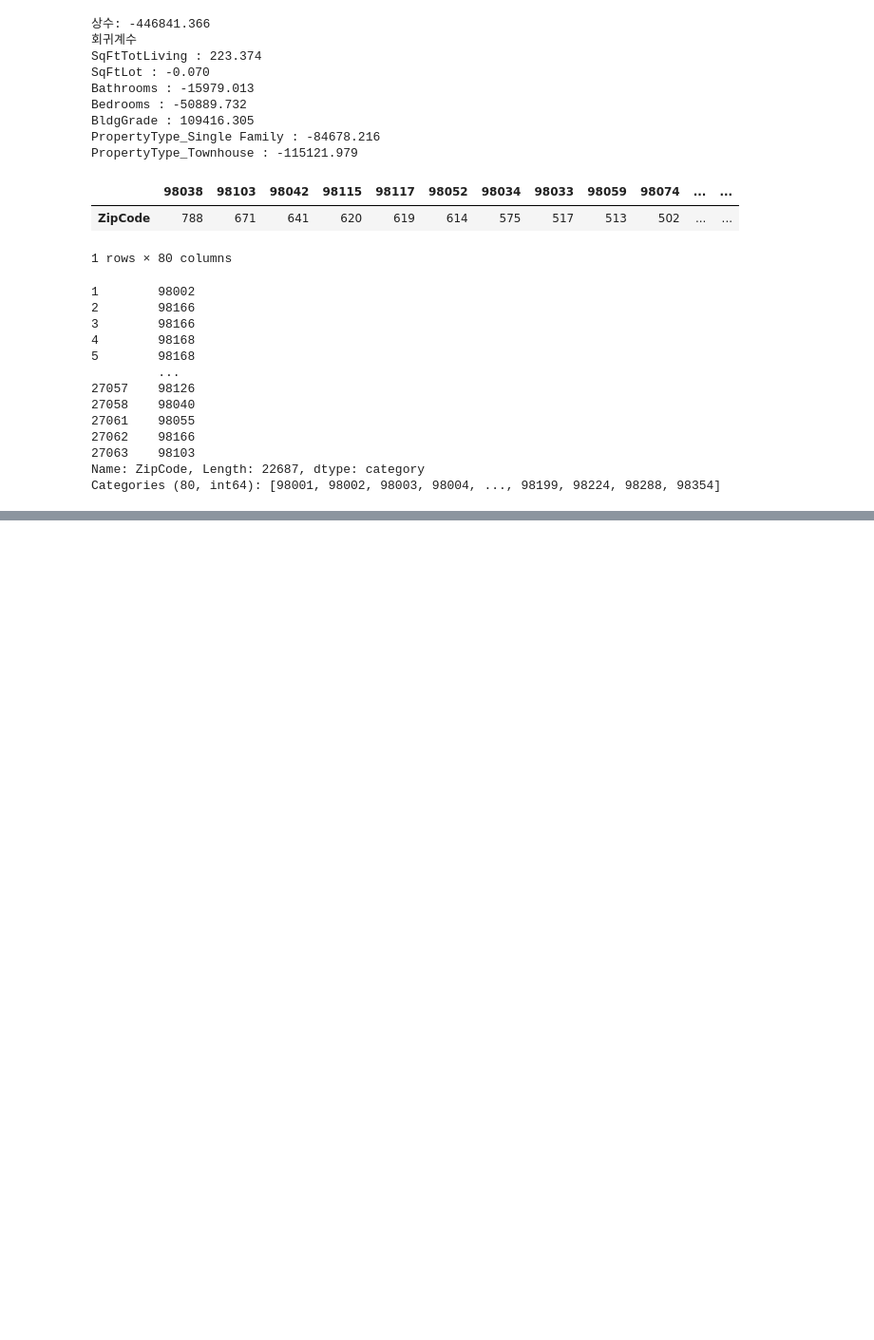
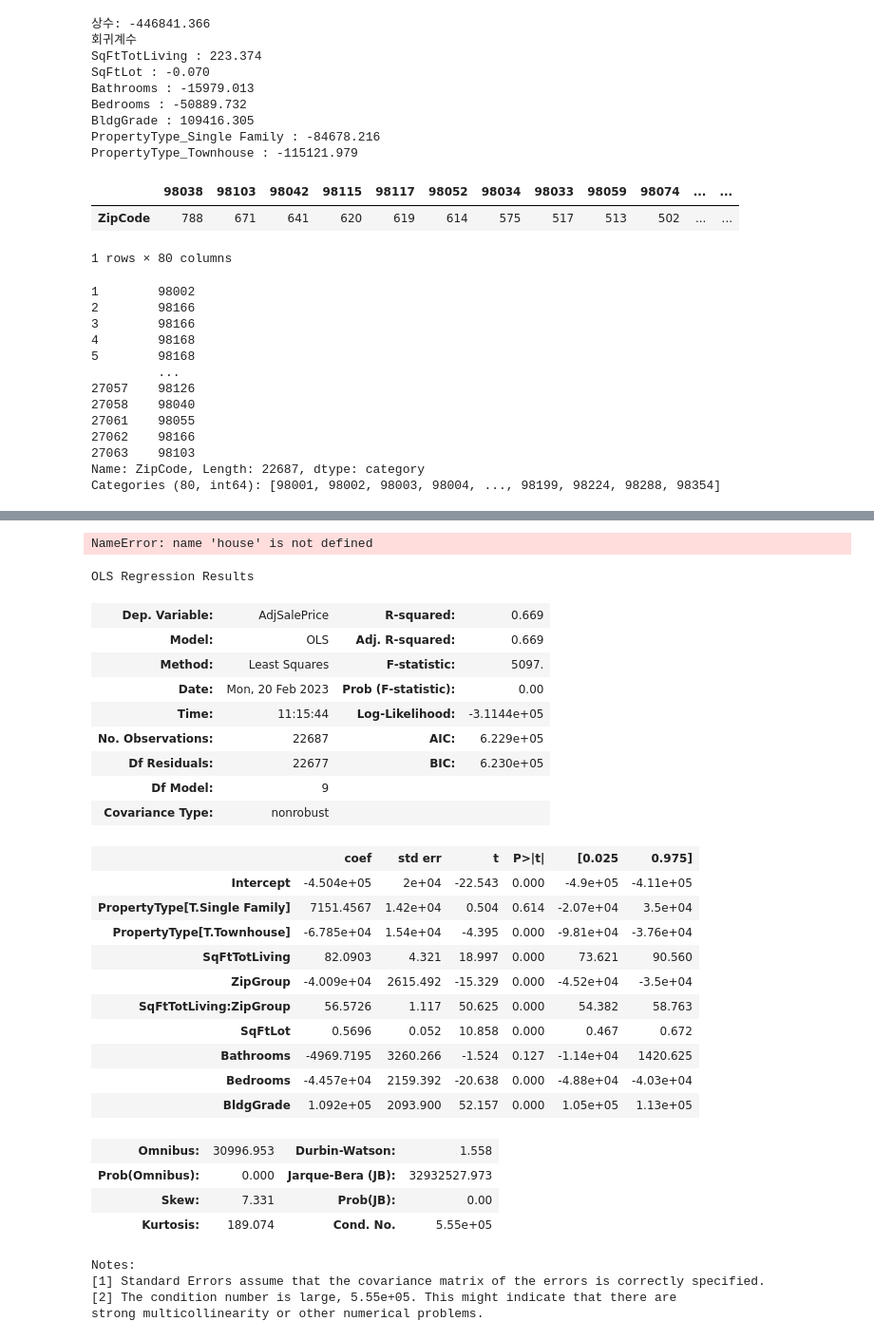
Before and after one commit to KBigForest/Bigforest_study, a Jupyter notebook: DataScience/BigForest's_code/CH4.ipynb, the cells around one changed output, grey strips where cells are left out. Shown at 95% size. Drawn from its saved outputs; the diff is of its cells as text; code cells hidden in the pictures; blank space fills up the shorter version.

```diff
--- a/DataScience/BigForest's_code/CH4.ipynb
+++ b/DataScience/BigForest's_code/CH4.ipynb
@@ -349,0 +408,38 @@ Categories (80, int64): [98001, 98002, 98003, 98004, ..., 98199, 98224, 98288, 9
+# %%
+house
+# %% [output]
+NameError: name 'house' is not defined
+# %%
+import statsmodels.api as sm
+model = sm.OLS.from_formula(formula = 'AdjSalePrice ~ SqFtTotLiving*ZipGroup + SqFtLot + Bathrooms + Bedrooms + BldgGrade + PropertyType', data = house)
+model.fit().summary()
+# %% [output]
+OLS Regression Results
+| Dep. Variable: | AdjSalePrice | R-squared: | 0.669 |
+| Model: | OLS | Adj. R-squared: | 0.669 |
+| Method: | Least Squares | F-statistic: | 5097. |
+| Date: | Mon, 20 Feb 2023 | Prob (F-statistic): | 0.00 |
+| Time: | 11:15:44 | Log-Likelihood: | -3.1144e+05 |
+| No. Observations: | 22687 | AIC: | 6.229e+05 |
+| Df Residuals: | 22677 | BIC: | 6.230e+05 |
+| Df Model: | 9 |  |  |
+| Covariance Type: | nonrobust |  |  |
+|  | coef | std err | t | P>|t| | [0.025 | 0.975] |
+| Intercept | -4.504e+05 | 2e+04 | -22.543 | 0.000 | -4.9e+05 | -4.11e+05 |
+| PropertyType[T.Single Family] | 7151.4567 | 1.42e+04 | 0.504 | 0.614 | -2.07e+04 | 3.5e+04 |
+| PropertyType[T.Townhouse] | -6.785e+04 | 1.54e+04 | -4.395 | 0.000 | -9.81e+04 | -3.76e+04 |
+| SqFtTotLiving | 82.0903 | 4.321 | 18.997 | 0.000 | 73.621 | 90.560 |
+| ZipGroup | -4.009e+04 | 2615.492 | -15.329 | 0.000 | -4.52e+04 | -3.5e+04 |
+| SqFtTotLiving:ZipGroup | 56.5726 | 1.117 | 50.625 | 0.000 | 54.382 | 58.763 |
+| SqFtLot | 0.5696 | 0.052 | 10.858 | 0.000 | 0.467 | 0.672 |
+| Bathrooms | -4969.7195 | 3260.266 | -1.524 | 0.127 | -1.14e+04 | 1420.625 |
+| Bedrooms | -4.457e+04 | 2159.392 | -20.638 | 0.000 | -4.88e+04 | -4.03e+04 |
+| BldgGrade | 1.092e+05 | 2093.900 | 52.157 | 0.000 | 1.05e+05 | 1.13e+05 |
+| Omnibus: | 30996.953 | Durbin-Watson: | 1.558 |
+| Prob(Omnibus): | 0.000 | Jarque-Bera (JB): | 32932527.973 |
+| Skew: | 7.331 | Prob(JB): | 0.00 |
+| Kurtosis: | 189.074 | Cond. No. | 5.55e+05 |
+Notes:
+[1] Standard Errors assume that the covariance matrix of the errors is correctly specified.
+[2] The condition number is large, 5.55e+05. This might indicate that there are
+strong multicollinearity or other numerical problems.
```
Also changed, not shown: parts of 4 cells of this notebook, 1 other file.
